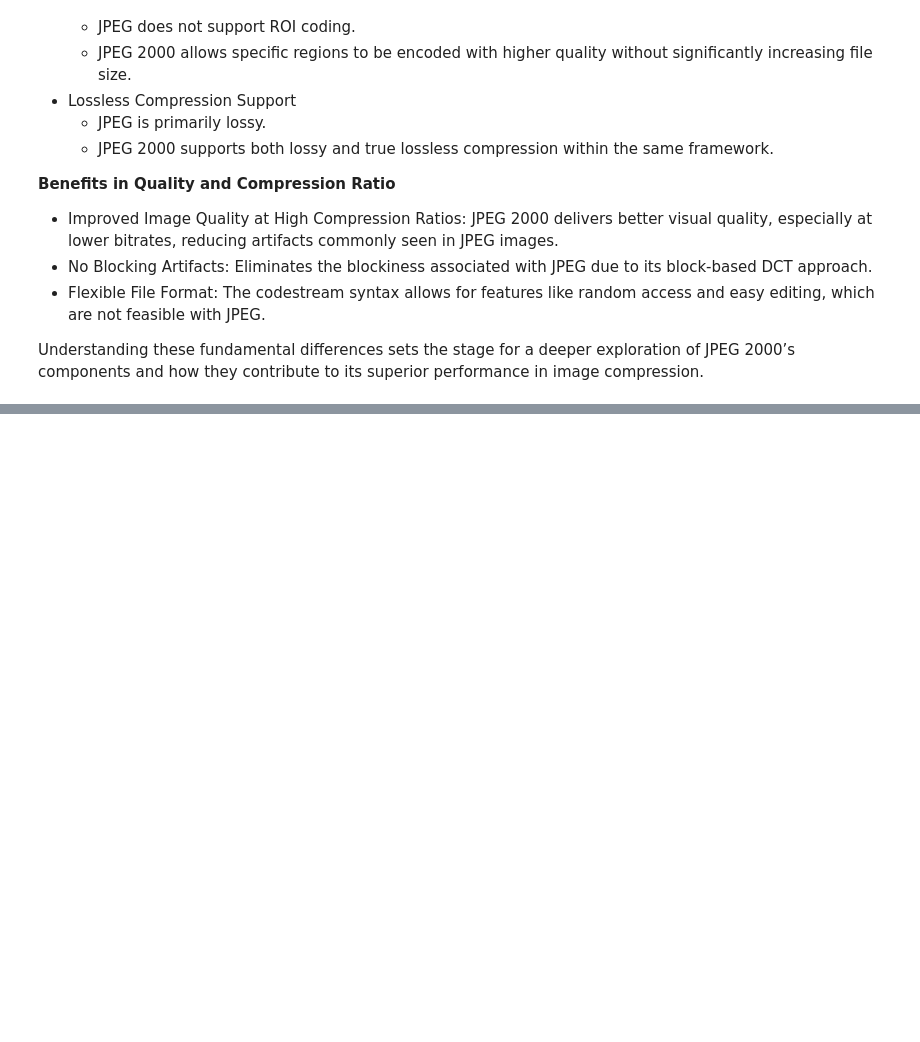
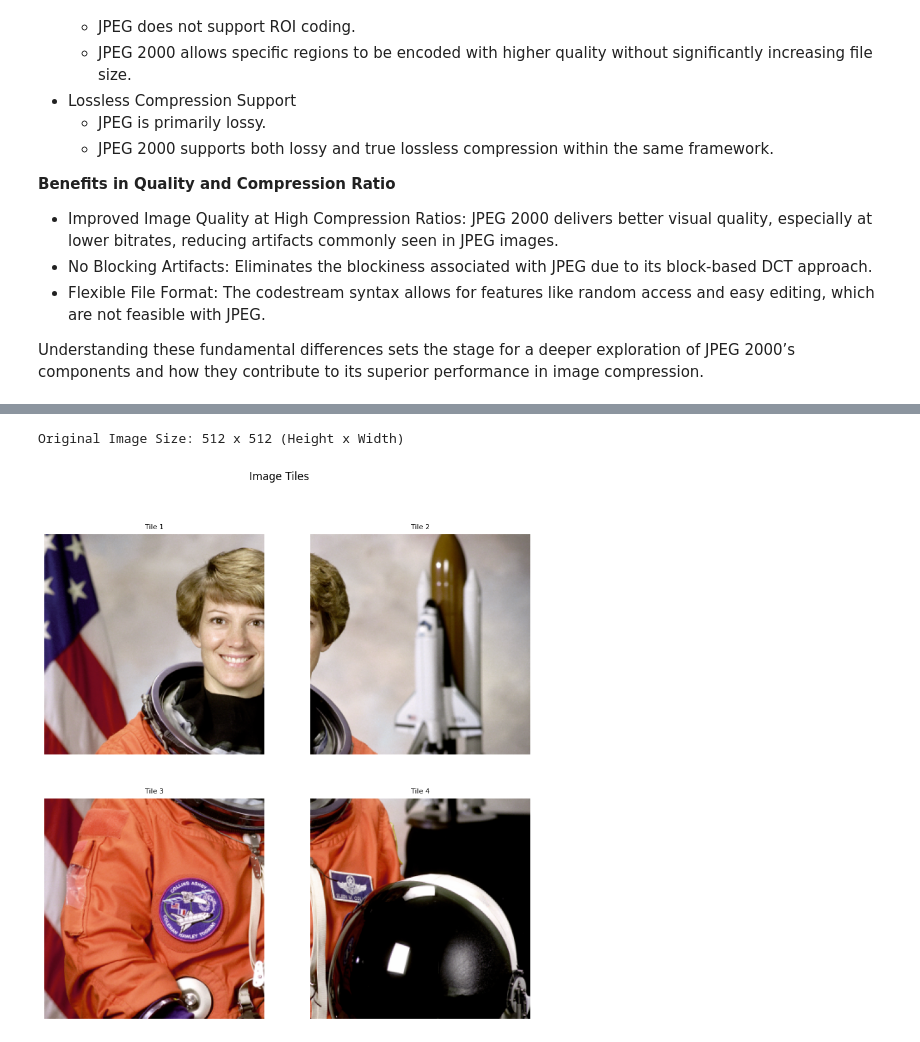
Before and after one commit to alisaaalehi/jpeg2000-mini, a Jupyter notebook: jpeg2000-tutorial.ipynb, the cells around one changed output, grey strips where cells are left out. Drawn from its saved outputs; the diff is of its cells as text; code cells hidden in the pictures; blank space fills up the shorter version.

Commit message:
Add image tiling

```diff
--- a/jpeg2000-tutorial.ipynb
+++ b/jpeg2000-tutorial.ipynb
@@ -107,0 +174,41 @@ Understanding these fundamental differences sets the stage for a deeper explorat
+# %%
+import numpy as np
+import matplotlib.pyplot as plt
+from skimage import data
+
+# Load an example image
+image = data.astronaut()  # Returns an RGB image
+
+# Print the size of the original image
+print(f"Original Image Size: {image.shape[0]} x {image.shape[1]} (Height x Width)")
+
+# Define tile size (e.g., 256x256 pixels)
+tile_size = (256, 256)
+
+# Apply image tiling
+tiles = image_tiling(image, tile_size)
+
+# Calculate the number of tiles in each dimension
+img_height, img_width = image.shape[:2]
+tile_height, tile_width = tile_size
+n_tiles_y = (img_height + tile_height - 1) // tile_height
+n_tiles_x = (img_width + tile_width - 1) // tile_width
+
+# Display the tiles in a grid with tile numbers
+fig, axes = plt.subplots(n_tiles_y, n_tiles_x, figsize=(10, 10))
+for i in range(n_tiles_y):
+    for j in range(n_tiles_x):
+        tile_index = i * n_tiles_x + j
+        if tile_index < len(tiles):
+            axes[i, j].imshow(tiles[tile_index])
+            axes[i, j].axis('off')
+            # Add tile number as a subtitle
+            axes[i, j].set_title(f'Tile {tile_index + 1}', fontsize=8)
+        else:
+            axes[i, j].axis('off')  # Hide unused subplots if any
+
+plt.suptitle('Image Tiles')
+plt.show()
+# %% [output]
+Original Image Size: 512 x 512 (Height x Width)
+[figure, added]
```
Also changed, not shown: parts of 2 cells of this notebook.
